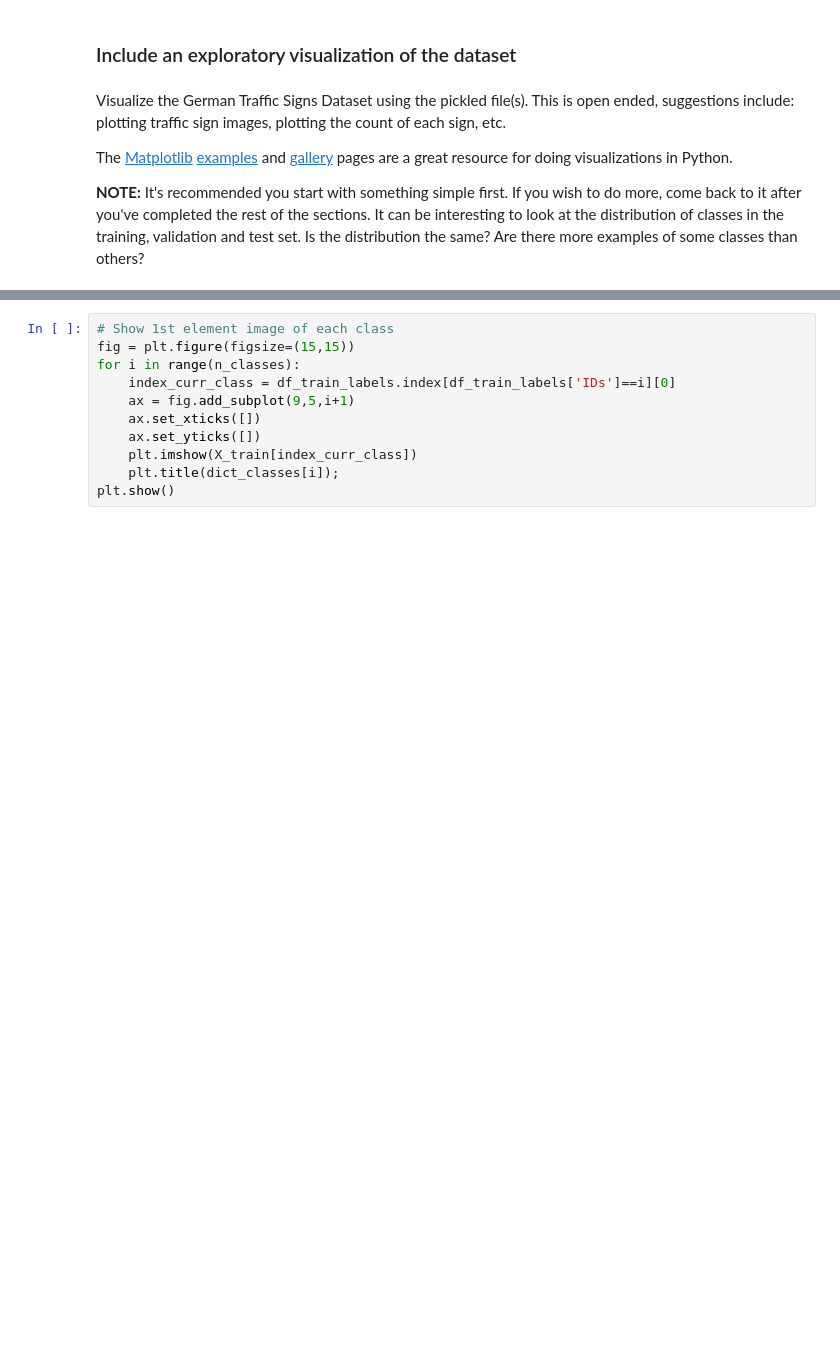
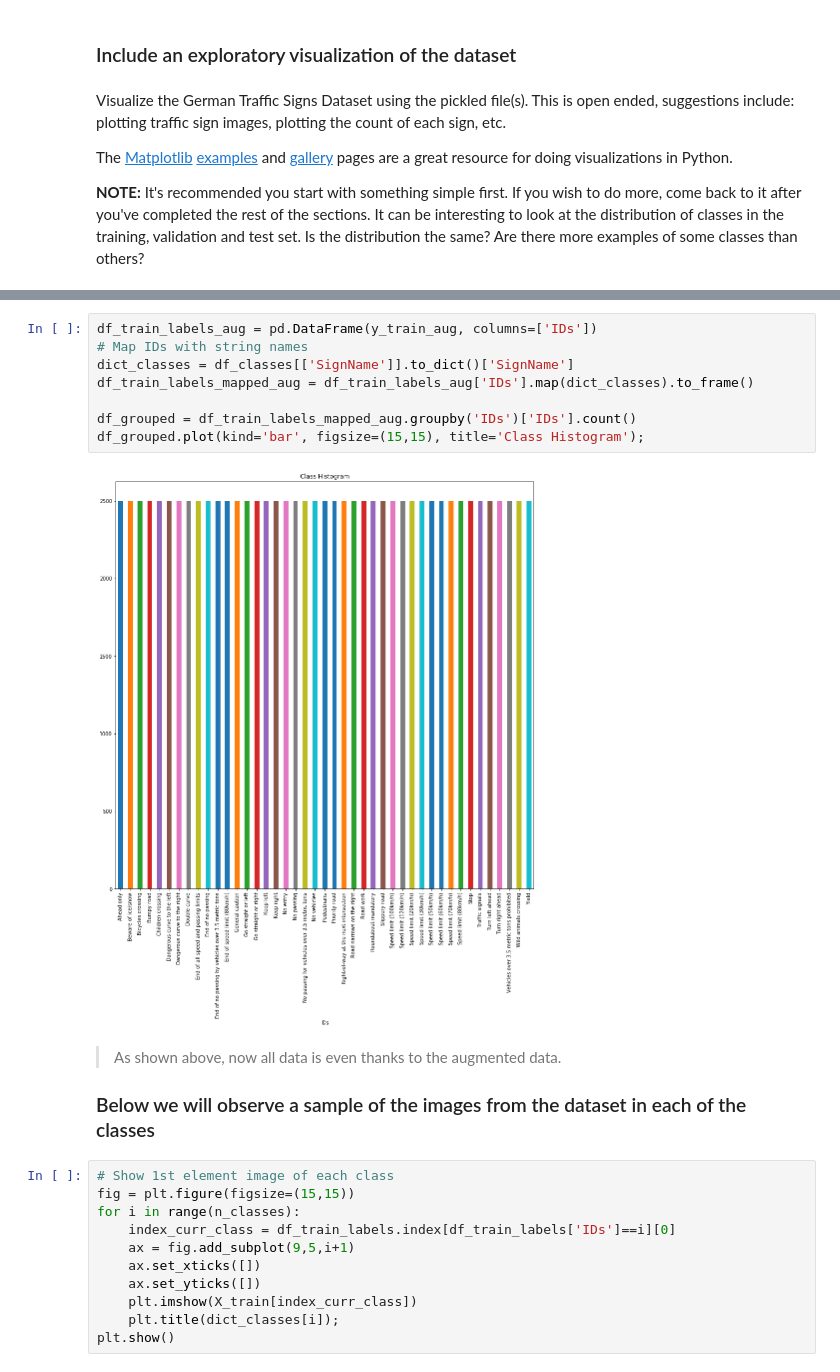
Before and after one commit to CheloGE/CarND-Traffic-Sign-Classifier-Project, a Jupyter notebook: Traffic_Sign_Classifier.ipynb, the cells around one changed output, grey strips where cells are left out. Drawn from its saved outputs; the diff is of its cells as text; blank space fills up the shorter version.

```diff
--- a/Traffic_Sign_Classifier.ipynb
+++ b/Traffic_Sign_Classifier.ipynb
@@ -138,3 +172,17 @@ df_grouped.plot(kind='bar', figsize=(15,15), title='Class Histogram');
+# %%
+df_train_labels_aug = pd.DataFrame(y_train_aug, columns=['IDs'])
+# Map IDs with string names
+dict_classes = df_classes[['SignName']].to_dict()['SignName']
+df_train_labels_mapped_aug = df_train_labels_aug['IDs'].map(dict_classes).to_frame()
+
+df_grouped = df_train_labels_mapped_aug.groupby('IDs')['IDs'].count()
+df_grouped.plot(kind='bar', figsize=(15,15), title='Class Histogram');
+# %% [output]
+[figure, added]
+# %% [markdown]
+> As shown above, now all data is even thanks to the augmented data.
+
+### Below we will observe a sample of the images from the dataset in each of the classes
 # %%
 # Show 1st element image of each class
 fig = plt.figure(figsize=(15,15))
```
Also changed, not shown: parts of 16 cells of this notebook, 5 other files.
